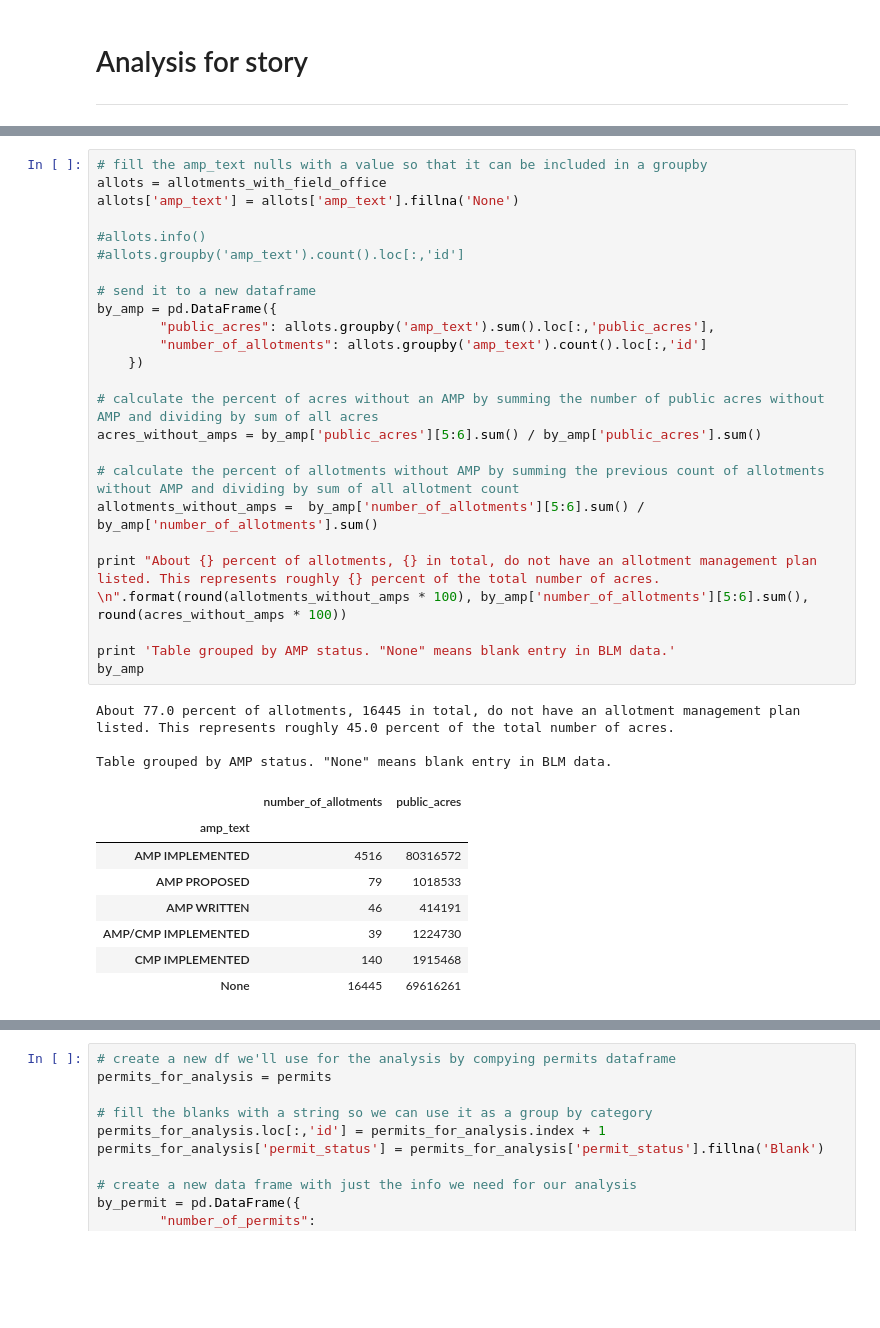
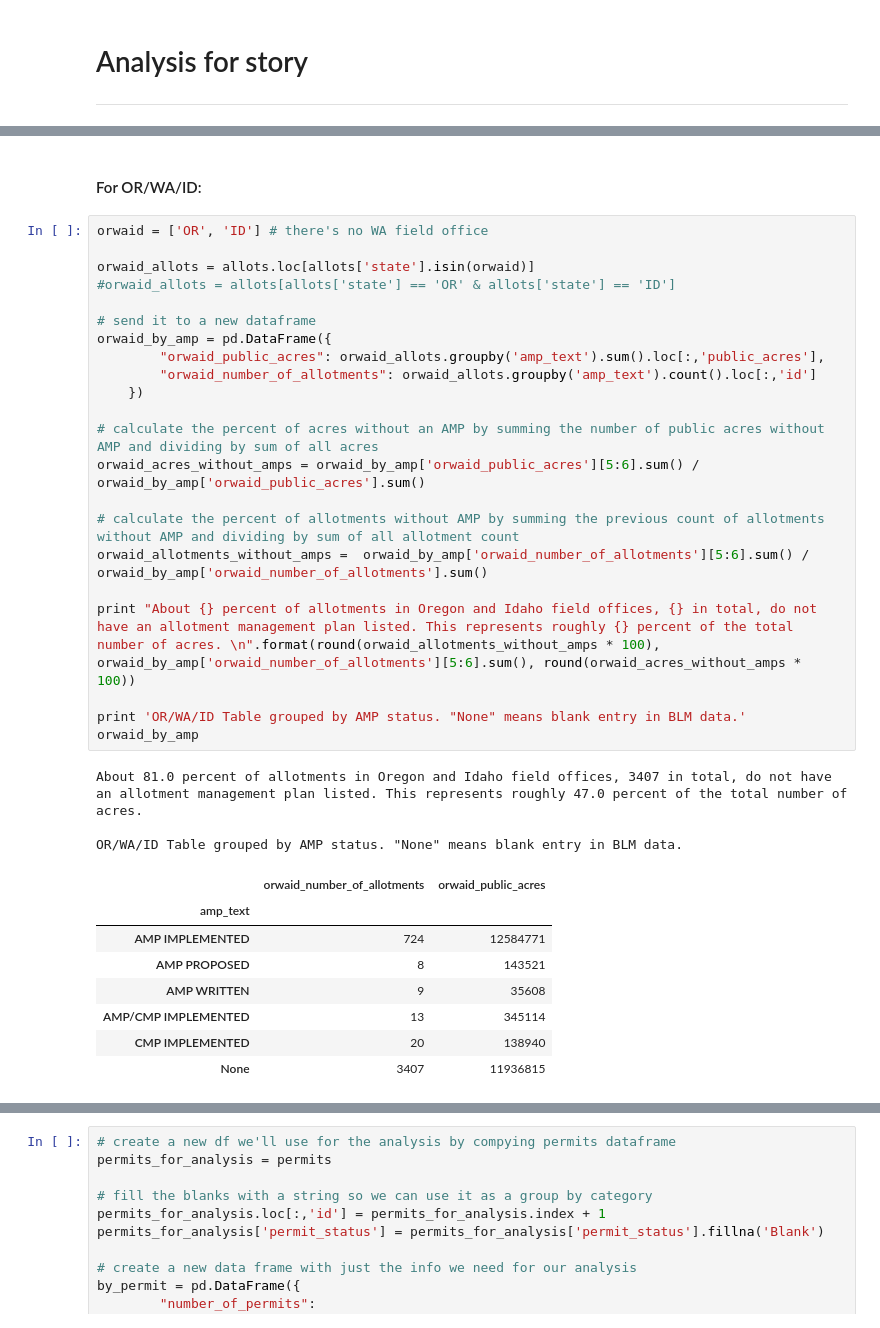
Before and after one commit to Oregon-Public-Broadcasting/rangeland, a Jupyter notebook: processing.ipynb, the cells around one changed output, grey strips where cells are left out. Cells and saved outputs as stored; diff of their text form; blank space fills up the shorter version.

```diff
--- a/processing.ipynb
+++ b/processing.ipynb
@@ -487,37 +415,37 @@ Finding the total number / percent of allotments lacking an allotment management
+# %% [markdown]
+#### For OR/WA/ID:
 # %%
-# fill the amp_text nulls with a value so that it can be included in a groupby
-allots = allotments_with_field_office
-allots['amp_text'] = allots['amp_text'].fillna('None')
+orwaid = ['OR', 'ID'] # there's no WA field office
 
-#allots.info()
-#allots.groupby('amp_text').count().loc[:,'id']
+orwaid_allots = allots.loc[allots['state'].isin(orwaid)]
+#orwaid_allots = allots[allots['state'] == 'OR' & allots['state'] == 'ID']
 
 # send it to a new dataframe
-by_amp = pd.DataFrame({
-        "public_acres": allots.groupby('amp_text').sum().loc[:,'public_acres'],
-        "number_of_allotments": allots.groupby('amp_text').count().loc[:,'id']
+orwaid_by_amp = pd.DataFrame({
+        "orwaid_public_acres": orwaid_allots.groupby('amp_text').sum().loc[:,'public_acres'],
+        "orwaid_number_of_allotments": orwaid_allots.groupby('amp_text').count().loc[:,'id']
     })
 
 # calculate the percent of acres without an AMP by summing the number of public acres without AMP and dividing by sum of all acres
-acres_without_amps = by_amp['public_acres'][5:6].sum() / by_amp['public_acres'].sum()
+orwaid_acres_without_amps = orwaid_by_amp['orwaid_public_acres'][5:6].sum() / orwaid_by_amp['orwaid_public_acres'].sum()
 
 # calculate the percent of allotments without AMP by summing the previous count of allotments without AMP and dividing by sum of all allotment count
-allotments_without_amps =  by_amp['number_of_allotments'][5:6].sum() / by_amp['number_of_allotments'].sum()
+orwaid_allotments_without_amps =  orwaid_by_amp['orwaid_number_of_allotments'][5:6].sum() / orwaid_by_amp['orwaid_number_of_allotments'].sum()
 
-print "About {} percent of allotments, {} in total, do not have an allotment management plan listed. This represents roughly {} percent of the total number of acres. \n".format(round(allotments_without_amps * 100), by_amp['number_of_allotments'][5:6].sum(), round(acres_without_amps * 100))
+print "About {} percent of allotments in Oregon and Idaho field offices, {} in total, do not have an allotment management plan listed. This represents roughly {} percent of the total number of acres. \n".format(round(orwaid_allotments_without_amps * 100), orwaid_by_amp['orwaid_number_of_allotments'][5:6].sum(), round(orwaid_acres_without_amps * 100))
 
-print 'Table grouped by AMP status. "None" means blank entry in BLM data.'
-by_amp
+print 'OR/WA/ID Table grouped by AMP status. "None" means blank entry in BLM data.'
+orwaid_by_amp
 # %% [output]
-About 77.0 percent of allotments, 16445 in total, do not have an allotment management plan listed. This represents roughly 45.0 percent of the total number of acres.
+About 81.0 percent of allotments in Oregon and Idaho field offices, 3407 in total, do not have an allotment management plan listed. This represents roughly 47.0 percent of the total number of acres.
 
-Table grouped by AMP status. "None" means blank entry in BLM data.
+OR/WA/ID Table grouped by AMP status. "None" means blank entry in BLM data.
-|  | number_of_allotments | public_acres |
+|  | orwaid_number_of_allotments | orwaid_public_acres |
 | amp_text |  |  |
-| AMP IMPLEMENTED | 4516 | 80316572 |
-| AMP PROPOSED | 79 | 1018533 |
-| AMP WRITTEN | 46 | 414191 |
-| AMP/CMP IMPLEMENTED | 39 | 1224730 |
-| CMP IMPLEMENTED | 140 | 1915468 |
-| None | 16445 | 69616261 |
+| AMP IMPLEMENTED | 724 | 12584771 |
+| AMP PROPOSED | 8 | 143521 |
+| AMP WRITTEN | 9 | 35608 |
+| AMP/CMP IMPLEMENTED | 13 | 345114 |
+| CMP IMPLEMENTED | 20 | 138940 |
+| None | 3407 | 11936815 |
 # %% [markdown]
```
Also changed, not shown: parts of 108 cells of this notebook.
